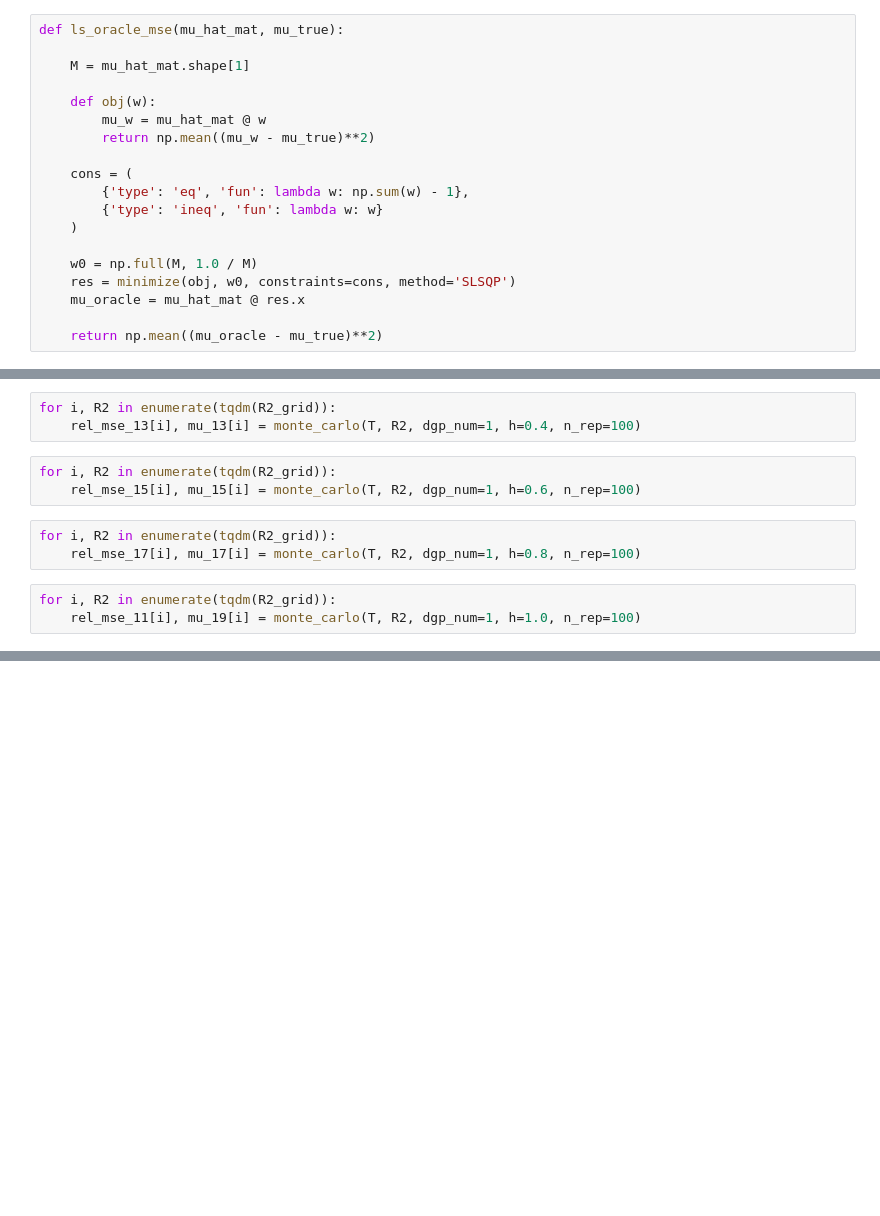
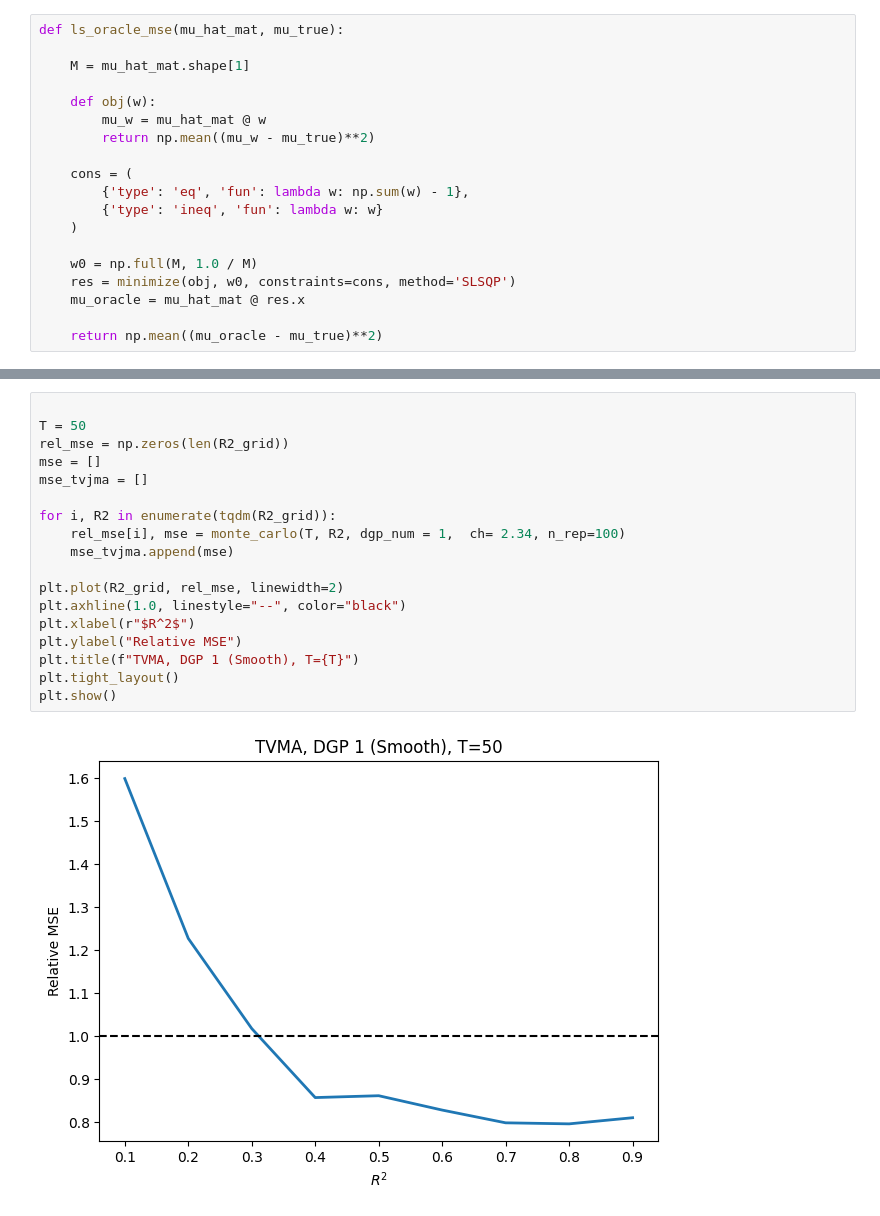
Before and after one commit to avril-rdgz/SCEDS_TVMA, a Jupyter notebook: main.ipynb, the cells around one changed output, grey strips where cells are left out. Saved outputs shown, nothing was run; the diff lists cells and outputs as text; blank space fills up the shorter version.

```diff
--- a/main.ipynb
+++ b/main.ipynb
@@ -375,12 +150,0 @@ for i, R2 in enumerate(tqdm(R2_grid)):
-# %%
-for i, R2 in enumerate(tqdm(R2_grid)):
-    rel_mse_13[i], mu_13[i] = monte_carlo(T, R2, dgp_num=1, h=0.4, n_rep=100)
-# %%
-for i, R2 in enumerate(tqdm(R2_grid)):
-    rel_mse_15[i], mu_15[i] = monte_carlo(T, R2, dgp_num=1, h=0.6, n_rep=100)
-# %%
-for i, R2 in enumerate(tqdm(R2_grid)):
-    rel_mse_17[i], mu_17[i] = monte_carlo(T, R2, dgp_num=1, h=0.8, n_rep=100)
-# %%
-for i, R2 in enumerate(tqdm(R2_grid)):
-    rel_mse_11[i], mu_19[i] = monte_carlo(T, R2, dgp_num=1, h=1.0, n_rep=100)
@@ -415,0 +263,20 @@ plt.show()
+# %%
+
+T = 50
+rel_mse = np.zeros(len(R2_grid))
+mse = []
+mse_tvjma = []
+
+for i, R2 in enumerate(tqdm(R2_grid)):
+    rel_mse[i], mse = monte_carlo(T, R2, dgp_num = 1,  ch= 2.34, n_rep=100)
+    mse_tvjma.append(mse)
+
+plt.plot(R2_grid, rel_mse, linewidth=2)
+plt.axhline(1.0, linestyle="--", color="black")
+plt.xlabel(r"$R^2$")
+plt.ylabel("Relative MSE")
+plt.title(f"TVMA, DGP 1 (Smooth), T={T}")
+plt.tight_layout()
+plt.show()
+# %% [output]
+[figure, added]
```
Also changed, not shown: parts of 67 cells of this notebook.
